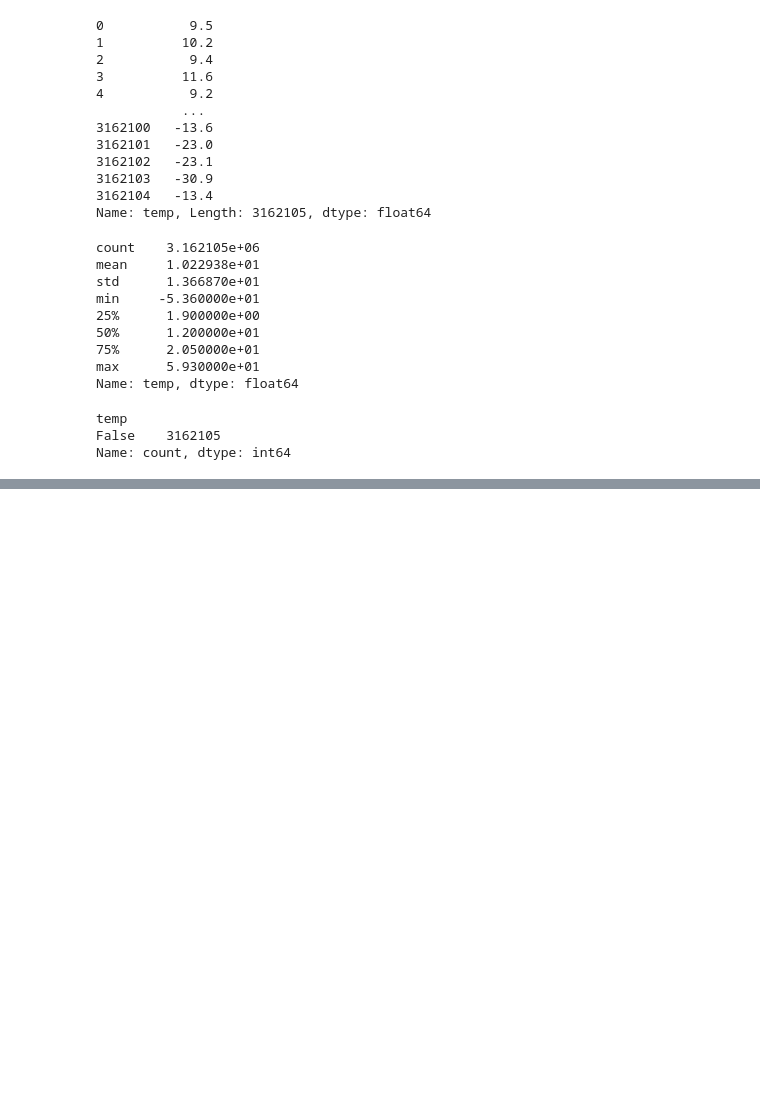
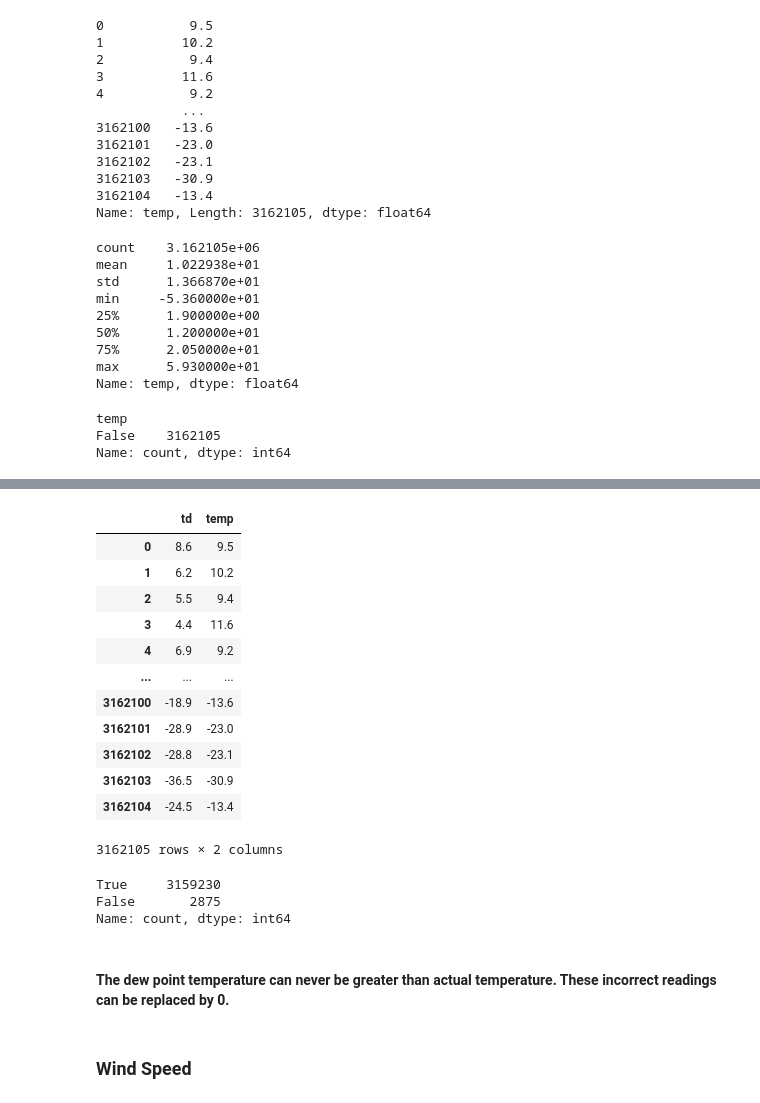
Before and after one commit to Mussab157/Wildfire-Prediction-Classification, a Jupyter notebook: notebooks/01_eda.ipynb, the cells around one changed output, grey strips where cells are left out. Cells and saved outputs as stored; diff of their text form; code cells hidden in the pictures; blank space fills up the shorter version.

```diff
--- a/notebooks/01_eda.ipynb
+++ b/notebooks/01_eda.ipynb
@@ -454,0 +578,26 @@ AttributeError: Line2D.set() got an unexpected keyword argument 'type'
+# %%
+dataset[['td', 'temp']]
+# %% [output]
+|  | td | temp |
+| 0 | 8.6 | 9.5 |
+| 1 | 6.2 | 10.2 |
+| 2 | 5.5 | 9.4 |
+| 3 | 4.4 | 11.6 |
+| 4 | 6.9 | 9.2 |
+| ... | ... | ... |
+| 3162100 | -18.9 | -13.6 |
+| 3162101 | -28.9 | -23.0 |
+| 3162102 | -28.8 | -23.1 |
+| 3162103 | -36.5 | -30.9 |
+| 3162104 | -24.5 | -13.4 |
+3162105 rows × 2 columns
+# %%
+(dataset['td']<=dataset['temp']).value_counts()
+# %% [output]
+True     3159230
+False       2875
+Name: count, dtype: int64
+# %% [markdown]
+#### The dew point temperature can never be greater than actual temperature. These incorrect readings can be replaced by 0.
+# %% [markdown]
+### **Wind Speed**
```
Also changed, not shown: parts of 24 cells of this notebook.
